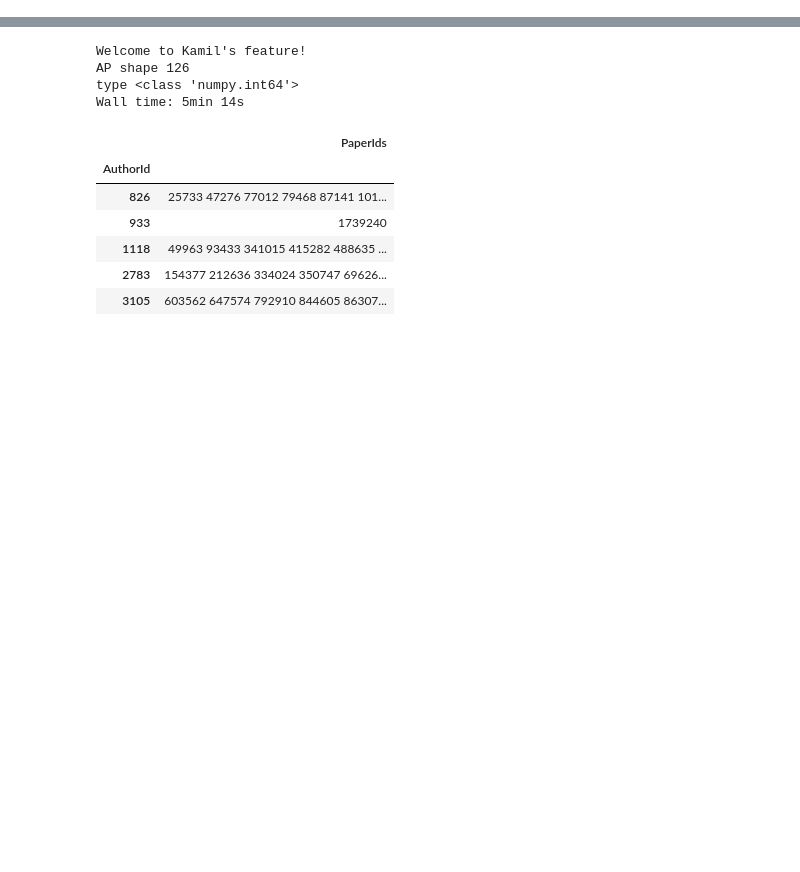
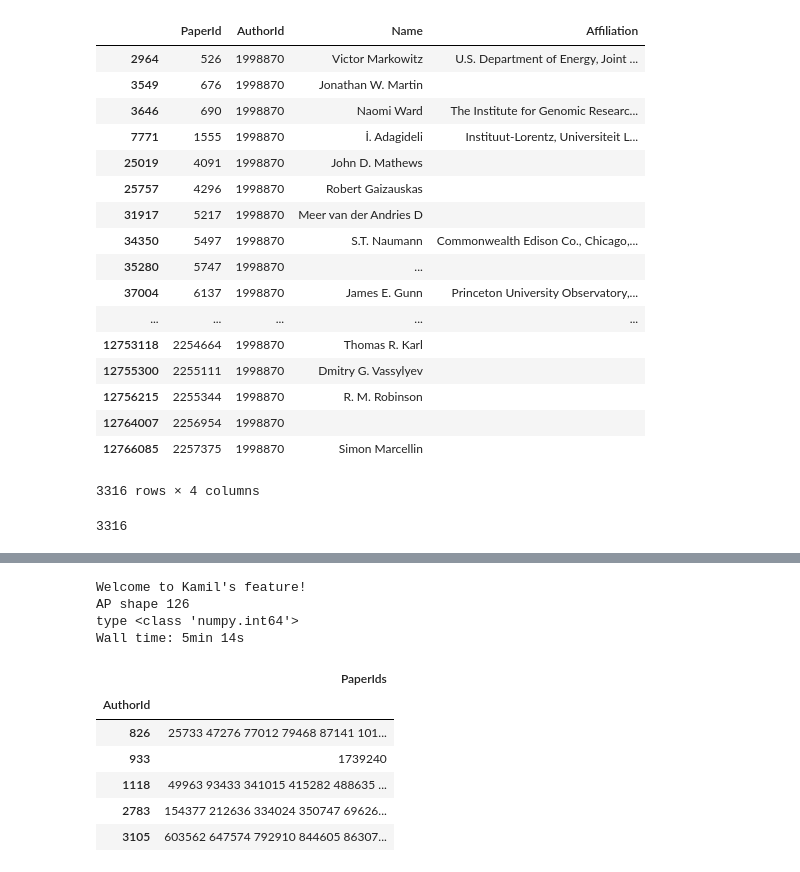
Before and after one commit to thao9611/KDD-Cup, a Jupyter notebook: Kamil's area - Copy.ipynb, the cells around one changed output, grey strips where cells are left out. Cells and saved outputs as stored; diff of their text form; code cells hidden in the pictures; blank space fills up the shorter version.

```diff
--- a/Kamil's area - Copy.ipynb
+++ b/Kamil's area - Copy.ipynb
@@ -9,3 +9,12 @@ dataset['author'] = pd.read_csv('dataRev2/Author.csv').fillna("")
 dataset['conference'] = pd.read_csv('dataRev2/Conference.csv').fillna("")
 dataset['journal'] = pd.read_csv('dataRev2/Journal.csv').fillna("")
 dataset['paper_author'] = pd.read_csv('dataRev2/PaperAuthor.csv').fillna("")
+# %%
+pa = dataset["paper_author"]
+#pa = pa.groupby(["AuthorId"])
+df = pd.DataFrame({'A' : ['foo', 'bar', 'foo', 'bar',
+                             'foo', 'bar', 'foo', 'foo'],
+                       'B' : ['one', 'one', 'two', 'three',
+                              'two', 'two', 'one', 'three'],
+                       'C' : np.random.randn(8),
+                       'D' : np.random.randn(8)})
@@ -11,0 +53,26 @@ dataset['paper_author'] = pd.read_csv('dataRev2/PaperAuthor.csv').fillna("")
+# %%
+many_people = pa[pa.AuthorId == 1998870]
+many_people
+# %% [output]
+|  | PaperId | AuthorId | Name | Affiliation |
+| 2964 | 526 | 1998870 | Victor Markowitz | U.S. Department of Energy, Joint ... |
+| 3549 | 676 | 1998870 | Jonathan W. Martin |  |
+| 3646 | 690 | 1998870 | Naomi Ward | The Institute for Genomic Researc... |
+| 7771 | 1555 | 1998870 | İ. Adagideli | Instituut-Lorentz, Universiteit L... |
+| 25019 | 4091 | 1998870 | John D. Mathews |  |
+| 25757 | 4296 | 1998870 | Robert Gaizauskas |  |
+| 31917 | 5217 | 1998870 | Meer van der Andries D |  |
+| 34350 | 5497 | 1998870 | S.T. Naumann | Commonwealth Edison Co., Chicago,... |
+| 35280 | 5747 | 1998870 | ... |  |
+| 37004 | 6137 | 1998870 | James E. Gunn | Princeton University Observatory,... |
+| ... | ... | ... | ... | ... |
+| 12753118 | 2254664 | 1998870 | Thomas R. Karl |  |
+| 12755300 | 2255111 | 1998870 | Dmitry G. Vassylyev |  |
+| 12756215 | 2255344 | 1998870 | R. M. Robinson |  |
+| 12764007 | 2256954 | 1998870 |  |  |
+| 12766085 | 2257375 | 1998870 | Simon Marcellin |  |
+3316 rows × 4 columns
+# %%
+len(many_people)
+# %% [output]
+3316
```
Also changed, not shown: parts of 7 cells of this notebook, 1 other file.
